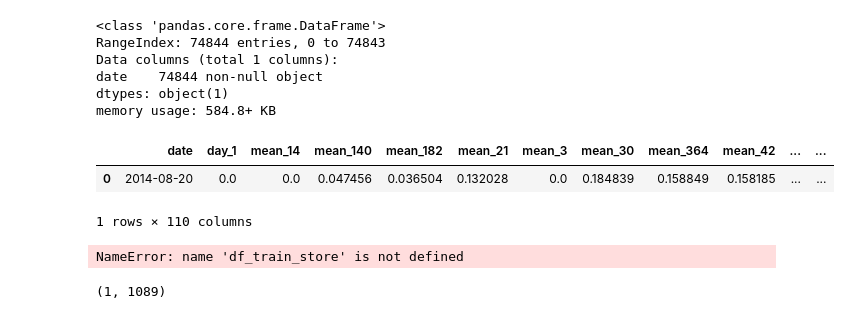
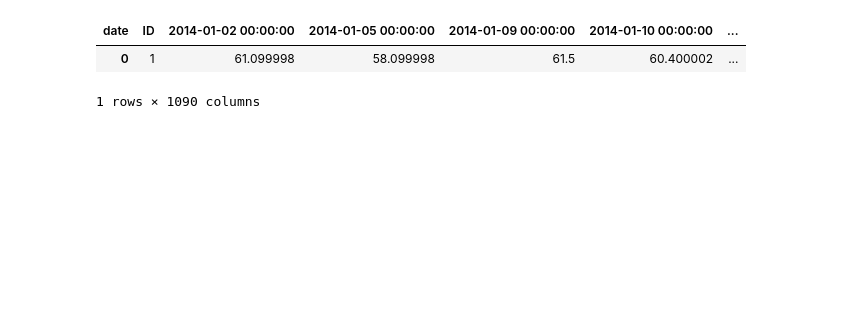
Before and after one commit to PZ11/kagglegrocery, a Jupyter notebook: jupyter/debug_temp.ipynb, the cells around one changed output. Cells and saved outputs as stored; diff of their text form; code cells hidden in the pictures; blank space fills up the shorter version.

Commit message:
T200_Weather_7days_FAILED_NeedReverseBack

```diff
--- a/jupyter/debug_temp.ipynb
+++ b/jupyter/debug_temp.ipynb
@@ -66,3 +107,22 @@ weather_temp = weather[['date','TEMP']]
+# %%
+weather_temp = weather[['ID','date','TEMP']].set_index(
+    ['ID','date'])[["TEMP"]].unstack(
+        level=-1).fillna(0)
+weather_temp.columns = weather_temp.columns.get_level_values(1)
+weather_temp.reset_index(inplace = True)
+
+weather_visib = weather[['ID','date','VISIB']].set_index(
+    ['ID','date'])[["VISIB"]].unstack(
+        level=-1).fillna(0)
+weather_visib.columns = weather_visib.columns.get_level_values(1)
+weather_visib.reset_index(inplace = True)
+
+
+weather_prcp = weather[['ID','date','PRCP']].set_index(
+    ['ID','date'])[["PRCP"]].unstack(
+        level=-1).fillna(0)
+weather_prcp.columns = weather_prcp.columns.get_level_values(1)
+weather_prcp.reset_index(inplace = True)
 # %%
 weather_temp.info()
 # %% [output]
@@ -76,9 +133,0 @@ memory usage: 12.8 KB
-# %%
-X_train_allF[['date']].info()
-# %% [output]
-<class 'pandas.core.frame.DataFrame'>
-RangeIndex: 74844 entries, 0 to 74843
-Data columns (total 1 columns):
-date    74844 non-null object
-dtypes: object(1)
-memory usage: 584.8+ KB
@@ -89,6 +134,6 @@ X_train = pd.merge(X_train_allF[features_t],weather_temp, on=['date'], how='inne
 # %%
-X_train.head(1)
+weather_temp.head(1)
 # %% [output]
-|  | date | day_1 | mean_14 | mean_140 | mean_182 | mean_21 | mean_3 | mean_30 | mean_364 | mean_42 | ... | ... |
-| 0 | 2014-08-20 | 0.0 | 0.0 | 0.047456 | 0.036504 | 0.132028 | 0.0 | 0.184839 | 0.158849 | 0.158185 | ... | ... |
+| date | ID | 2014-01-02 00:00:00 | 2014-01-05 00:00:00 | 2014-01-09 00:00:00 | 2014-01-10 00:00:00 | ... |
+| 0 | 1 | 61.099998 | 58.099998 | 61.5 | 60.400002 | ... |
-1 rows × 110 columns
+1 rows × 1090 columns
@@ -109,13 +139,0 @@ def prepare_dataset(t2017, is_train=True):
-# %%
-df_2017 = df_train_store.set_index(
-    ["store_nbr", "date"])[["store_avg_sales"]].unstack(
-        level=-1).fillna(0)
-df_2017.columns = df_2017.columns.get_level_values(1)
-# %% [output]
-NameError: name 'df_train_store' is not defined
-# %%
-weather_temp = weather.set_index(
-    ["ID","date"])[["TEMP"]].unstack(level=-1).fillna(0)
-weather_temp.shape
-# %% [output]
-(1, 1089)
```
Also changed, not shown: parts of 29 cells of this notebook, 3 other files.
